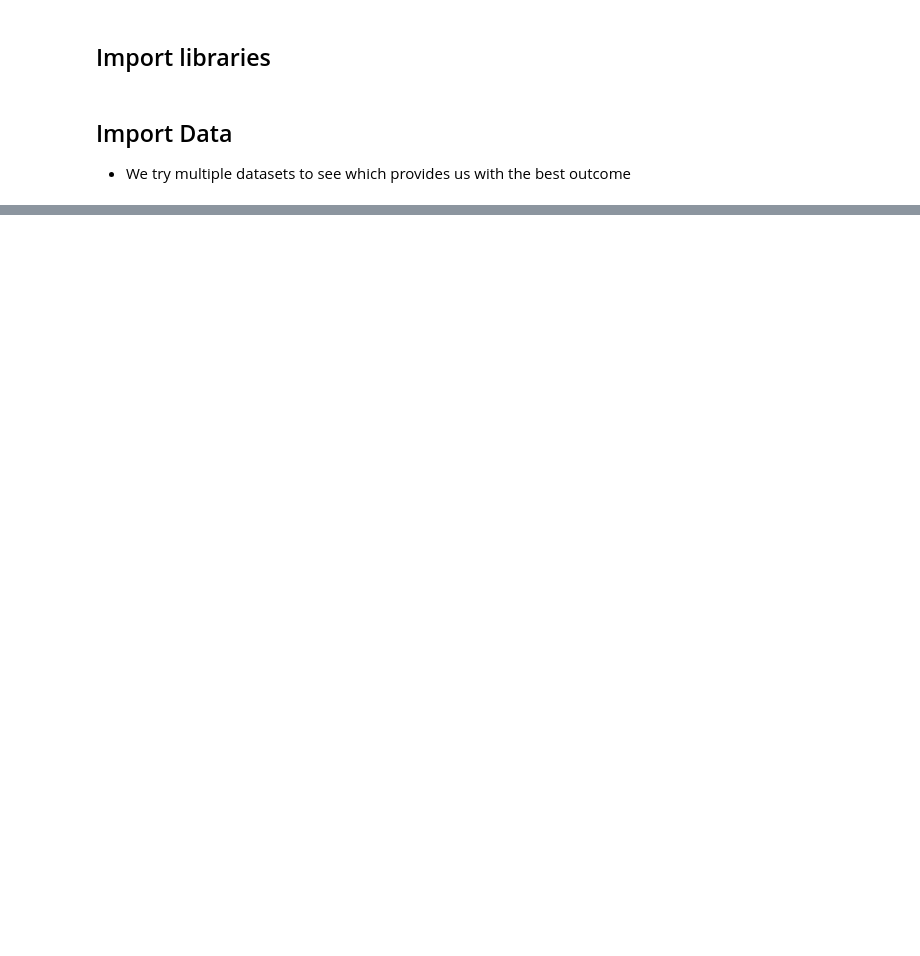
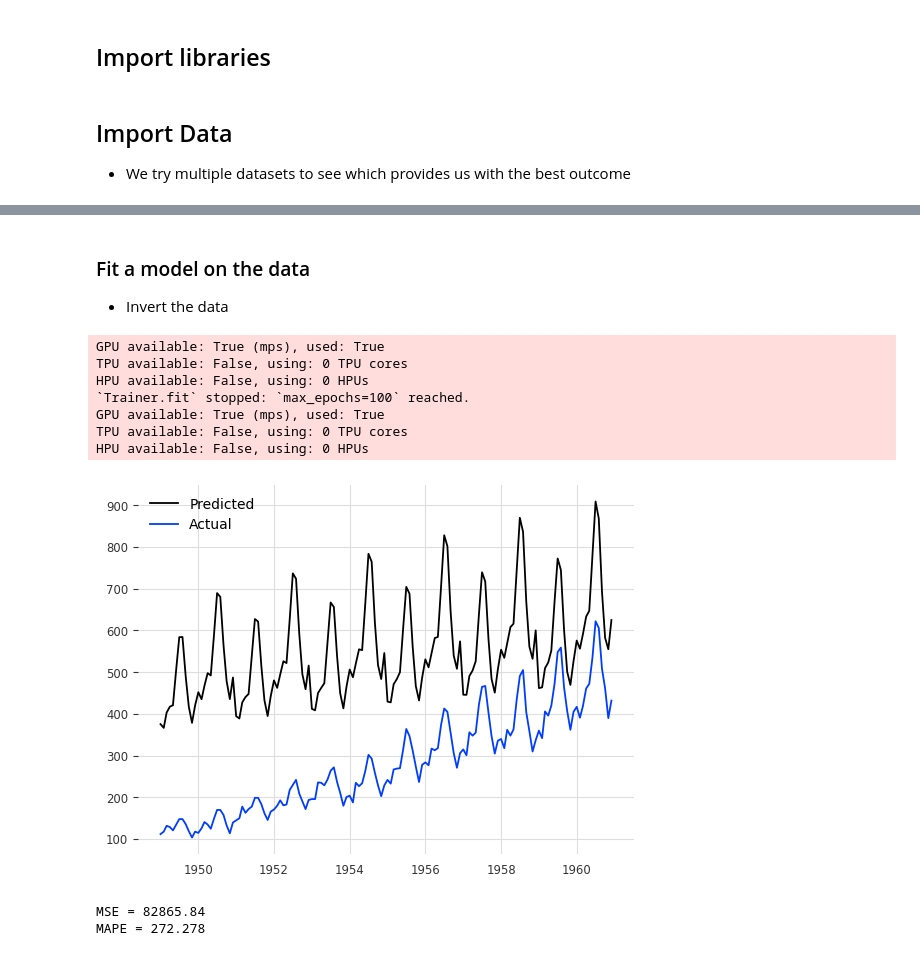
Before and after one commit to rishab-t0910/agco_ameren_hackathon, a Jupyter notebook: rishab_work.ipynb, the cells around one changed output, grey strips where cells are left out. Cells and saved outputs as stored; diff of their text form; code cells hidden in the pictures; blank space fills up the shorter version.

```diff
--- a/rishab_work.ipynb
+++ b/rishab_work.ipynb
@@ -59,0 +52,10 @@ traffic_data.head()
+# %%
+room_occupancy_estimation = fetch_ucirepo(id=864)
+room_df = room_occupancy_estimation['data']['features']
+room_df = pd.concat([room_df, room_occupancy_estimation['data']['targets']], axis = 1)
+room_df['Capacity %'] = room_df['Room_Occupancy_Count']/max(room_df['Room_Occupancy_Count'])
+
+airpass_raw = AirPassengersDataset().load().pd_dataframe().reset_index()
+airpass_raw.columns.name = None
+
+airpass_raw
@@ -82,0 +144,42 @@ scaled_traffic
+# %% [markdown]
+### Fit a model on the data
+- Invert the data
+# %%
+## Format to TimeSeries
+past = 24
+future = 24
+airpass_ts = TimeSeries.from_dataframe(airpass_scaled_data, "Month", "# Passengers")
+airpass_ts = airpass_ts.astype('float32')
+
+model = NHiTSModel(input_chunk_length = past, output_chunk_length = future)
+model.fit(airpass_ts, verbose = 0)
+
+## Predict on self
+pred = model.predict(n = len(airpass_scaled_data['Month']), verbose = 0)
+
+## Plot predict v train
+results_df = pd.DataFrame(scaler.inverse_transform(pred.values())).rename(columns = {0:"Predicted"})
+results_df = pd.concat([airpass_scaled_data['Month'], results_df, \
+                        pd.DataFrame(scaler.inverse_transform(airpass_ts.values()))], axis = 1)\
+                        .rename(columns = {0:"Actual"})
+
+plt.plot(results_df['Month'], results_df['Predicted'], label = 'Predicted')
+plt.plot(results_df['Month'], results_df['Actual'], label = 'Actual')
+plt.legend()
+plt.show()
+
+mse = round(sum((results_df['Predicted'] - results_df['Actual'])**2)/len(results_df['Predicted']), 3)
+mape = round(sum(abs((results_df['Predicted'] - results_df['Actual'])))/len(results_df['Predicted']), 3)
+
+print("MSE =", mse, "\nMAPE =", mape)
+# %% [output]
+GPU available: True (mps), used: True
+TPU available: False, using: 0 TPU cores
+HPU available: False, using: 0 HPUs
+`Trainer.fit` stopped: `max_epochs=100` reached.
+GPU available: True (mps), used: True
+TPU available: False, using: 0 TPU cores
+HPU available: False, using: 0 HPUs
+[figure, added]
+MSE = 82865.84
+MAPE = 272.278
```
Also changed, not shown: parts of 15 cells of this notebook, 1 other file.
